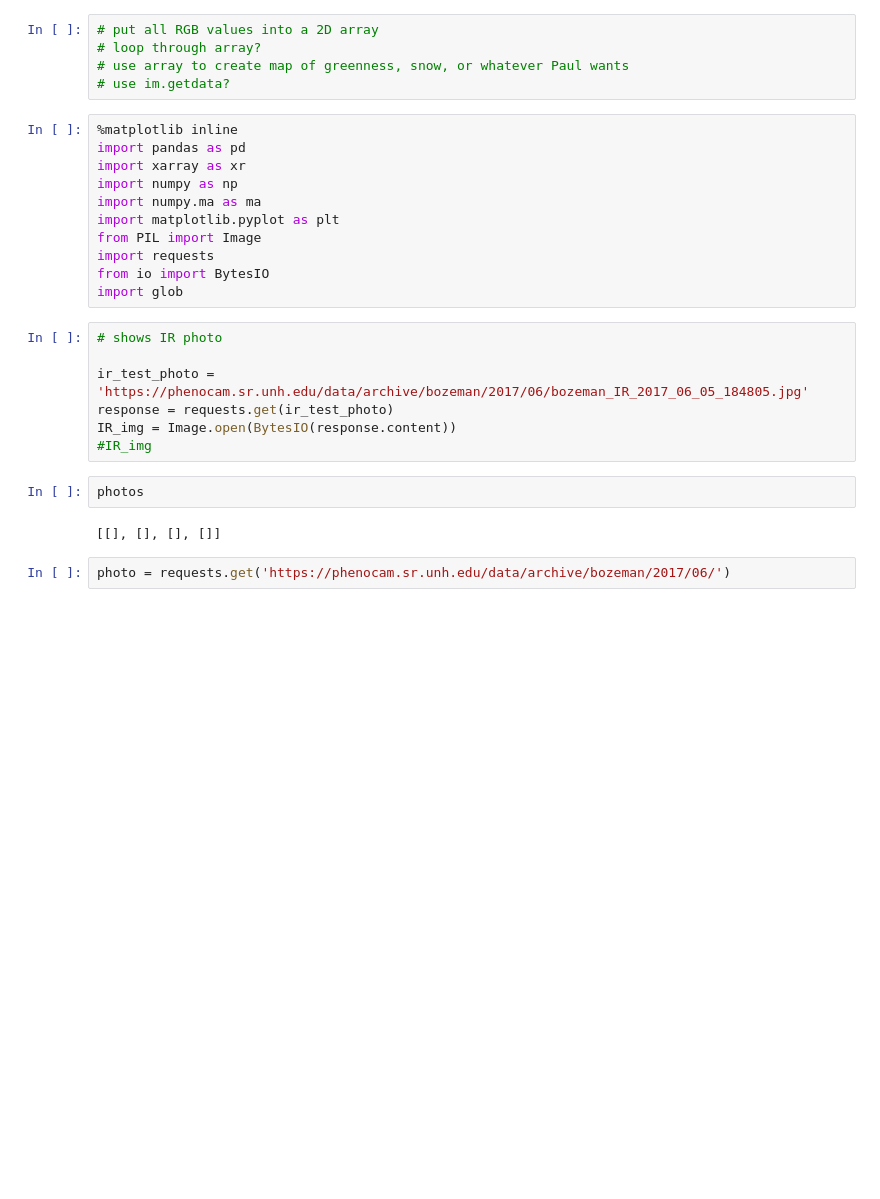
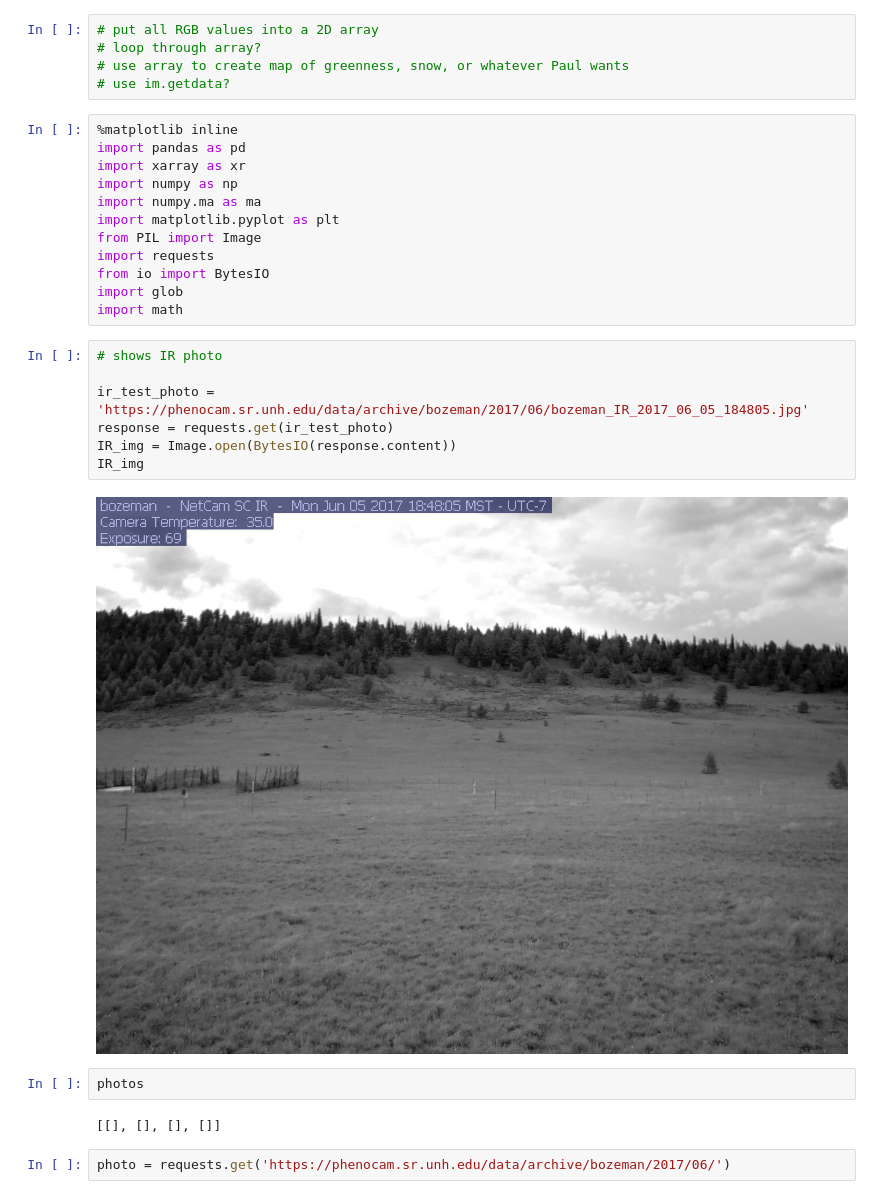
Before and after one commit to bvande21/Phenocam_Project, a Jupyter notebook: RGB_value_extract.ipynb, the cells around one changed output. Saved outputs shown, nothing was run; the diff lists cells and outputs as text; blank space fills up the shorter version.

```diff
--- a/RGB_value_extract.ipynb
+++ b/RGB_value_extract.ipynb
@@ -14,13 +14,16 @@ from PIL import Image
 import requests
 from io import BytesIO
 import glob
+import math
 # %%
 # shows IR photo
 
 ir_test_photo = 'https://phenocam.sr.unh.edu/data/archive/bozeman/2017/06/bozeman_IR_2017_06_05_184805.jpg'
 response = requests.get(ir_test_photo)
 IR_img = Image.open(BytesIO(response.content))
-#IR_img
+IR_img
+# %% [output]
+[figure, added]
 # %%
 photos
 # %% [output]
```
Also changed, not shown: parts of 6 cells of this notebook.
